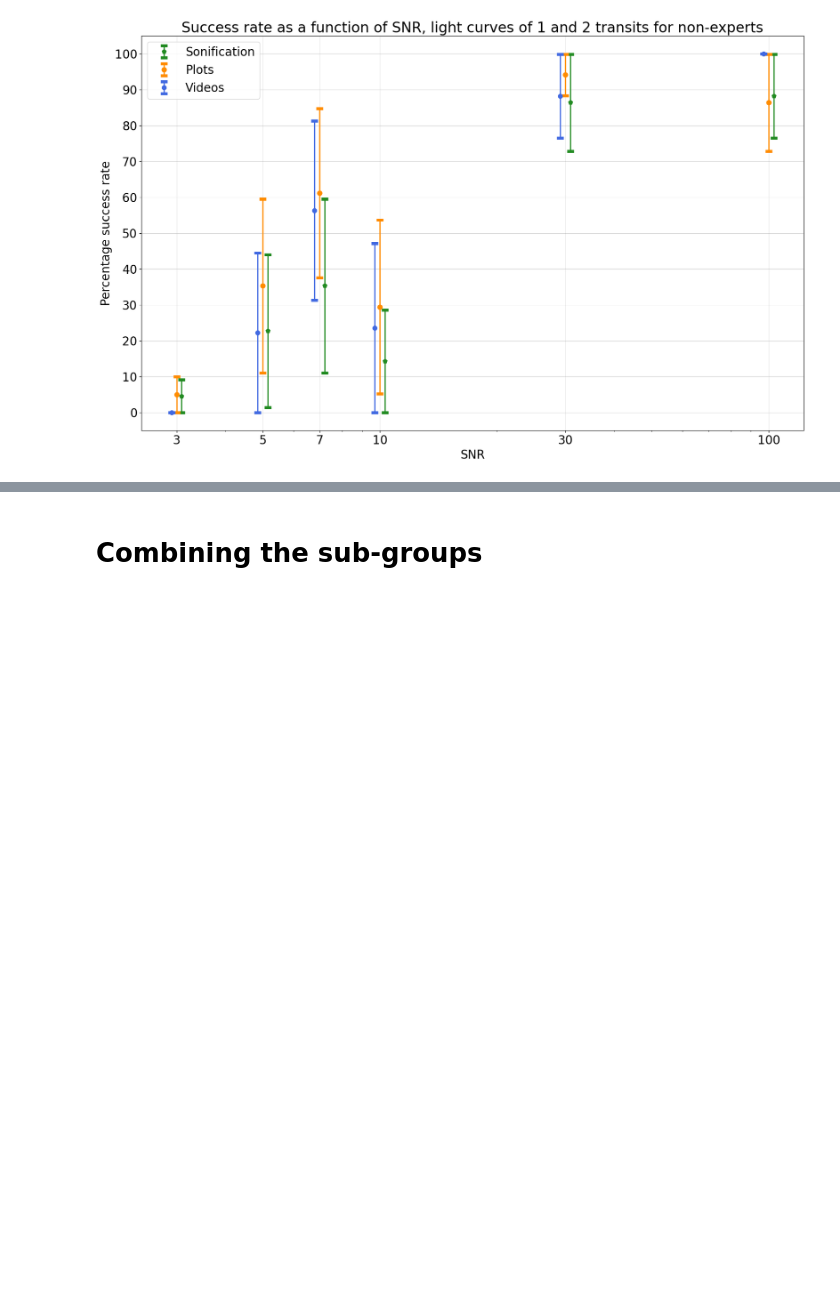
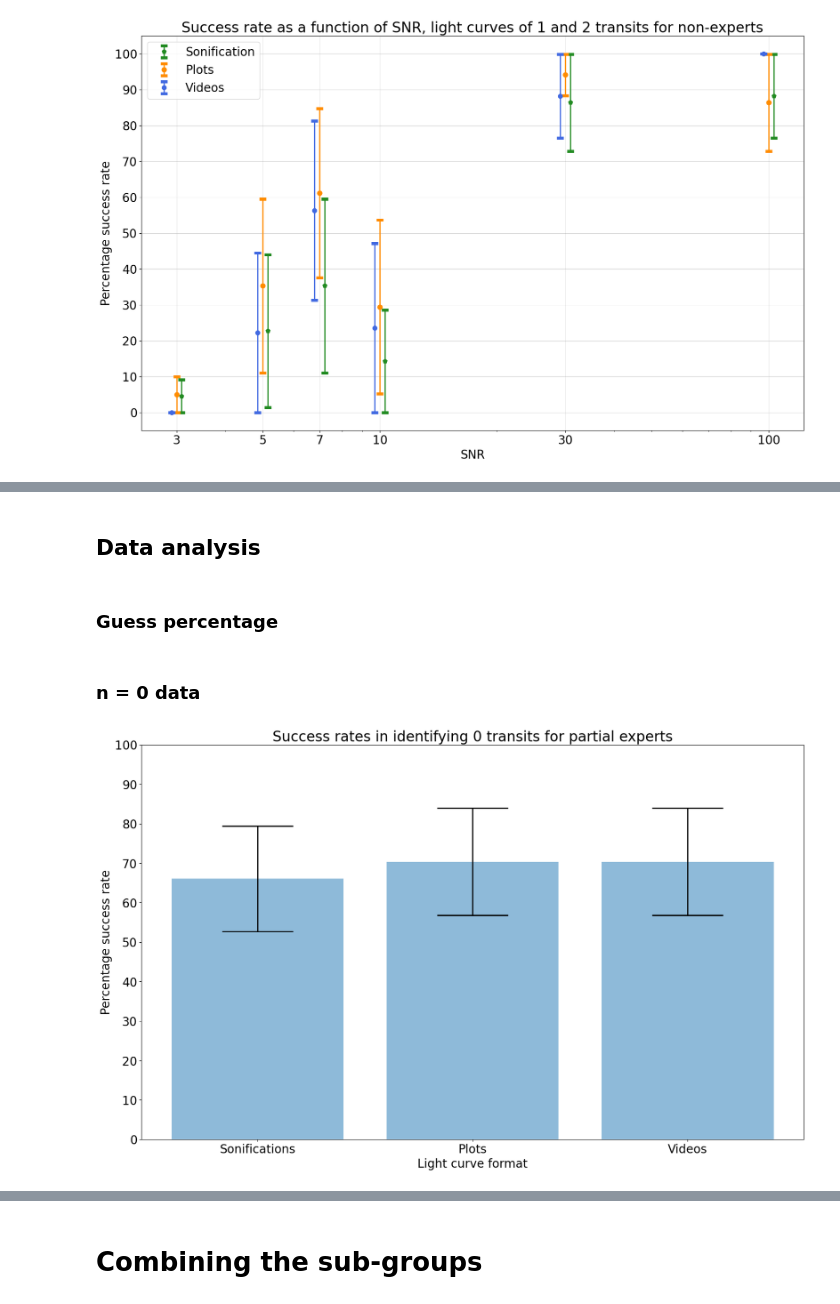
Before and after one commit to jacktuckerbrown/star-sound, a Jupyter notebook: analysis.ipynb, the cells around one changed output, grey strips where cells are left out. Cells and saved outputs as stored; diff of their text form; code cells hidden in the pictures; blank space fills up the shorter version.

Commit message:
began guess percentages work

```diff
--- a/analysis.ipynb
+++ b/analysis.ipynb
@@ -1859,0 +1905,52 @@ for x in sets_pexpert['Data']:
+# %% [markdown]
+## Data analysis
+# %% [markdown]
+### Guess percentage
+# %% [markdown]
+### n = 0 data
+# %%
+suc_pexpert = []
+errsuc_pexpert = []
+
+for i in sets_pexpert['Data']:
+
+    j = i.iloc[0:6]
+    #display(j)
+
+    tot_n = 0
+    tot_resp = 0
+
+    global suc_pexpert
+    global err_suc_pexpert
+
+    for k in range(0,len(j['Name'])):
+        n = j.iloc[k]['Number of correct answers']
+        resp = j.iloc[k]['Total responses']
+
+        #print(n,resp)
+        tot_n = tot_n + float(n)
+        tot_resp = tot_resp + float(resp)
+
+        #print(tot_n,tot_resp)
+
+    suc_pexpert.append(tot_n/tot_resp*100)
+    errsuc_pexpert.append(np.sqrt(tot_resp)/tot_resp*100)
+
+errsuc_pexpert_0 = sort_errors(suc_pexpert,errsuc_pexpert)
+
+f, ax = plt.subplots(figsize=(20,12))
+ax.bar([1,2,3], suc_pexpert, yerr=errsuc_pexpert_0, error_kw=dict(capthick=2, elinewidth=2, ecolor='black'), alpha=0.5,align='center', ecolor='black', capsize=60)
+plt.ylim([0, 100])
+ax.set_ylabel("Percentage success rate")
+ax.set_xlabel("Light curve format")
+ax.set_title("Success rates in identifying 0 transits for partial experts")
+x_formatter = ticker.FixedFormatter(["Sonifications","Plots","Videos"])
+x_locator = ticker.FixedLocator([1,2,3])
+ax.xaxis.set_major_formatter(x_formatter)
+ax.xaxis.set_major_locator(x_locator)
+y_formatter = ticker.FixedFormatter(["0","10","20","30","40","50","60","70","80","90","100"])
+y_locator = ticker.FixedLocator([0,10,20,30,40,50,60,70,80,90,100])
+ax.yaxis.set_major_formatter(y_formatter)
+ax.yaxis.set_major_locator(y_locator)
+# %% [output]
+[figure, added]
```
Also changed, not shown: parts of 26 cells of this notebook.
